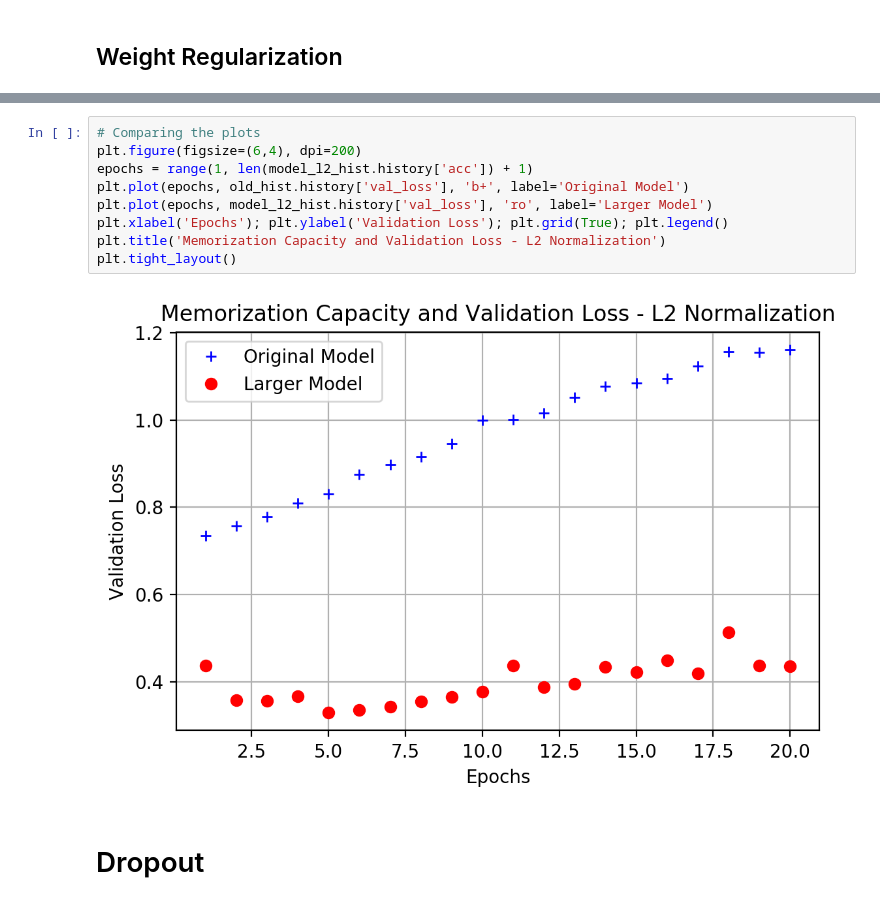
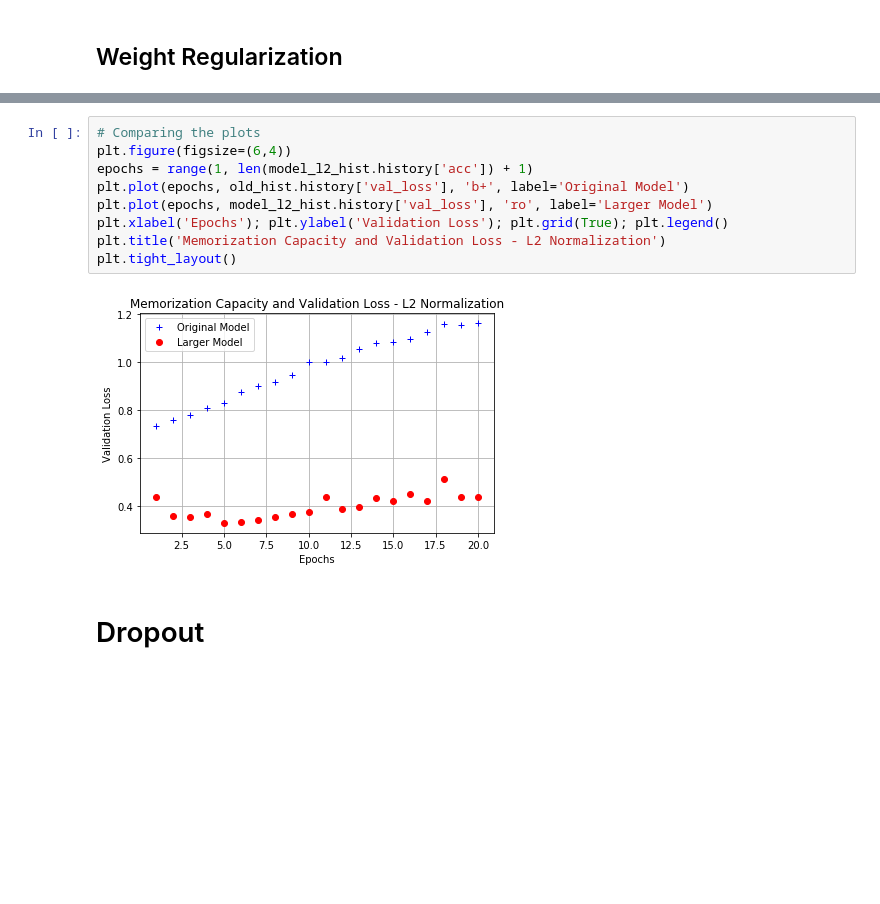
Before and after one commit to SMS-NED16/FYP-DL, a Jupyter notebook: Dl-Python-Book/chapter_4/4_1_Improving_IMDB_Model.ipynb, the cells around one changed output, grey strips where cells are left out. Saved outputs shown, nothing was run; the diff lists cells and outputs as text; blank space fills up the shorter version.

Commit message:
Edit image DPIs to decrease size.

```diff
--- a/Dl-Python-Book/chapter_4/4_1_Improving_IMDB_Model.ipynb
+++ b/Dl-Python-Book/chapter_4/4_1_Improving_IMDB_Model.ipynb
@@ -196,15 +196,15 @@ Epoch 20/20
 15000/15000 [==============================] - 2s 116us/step - loss: 0.1450 - acc: 0.9749 - val_loss: 0.4358 - val_acc: 0.8732
 # %%
 # Comparing the plots
-plt.figure(figsize=(6,4), dpi=200)
+plt.figure(figsize=(6,4))
 epochs = range(1, len(model_l2_hist.history['acc']) + 1)
 plt.plot(epochs, old_hist.history['val_loss'], 'b+', label='Original Model')
 plt.plot(epochs, model_l2_hist.history['val_loss'], 'ro', label='Larger Model')
 plt.xlabel('Epochs'); plt.ylabel('Validation Loss'); plt.grid(True); plt.legend()
 plt.title('Memorization Capacity and Validation Loss - L2 Normalization')
 plt.tight_layout()
 # %% [output]
-[figure, old version]
+[figure, new version]
 # %% [markdown]
 # Dropout
 # %%
```
Also changed, not shown: parts of 2 cells of this notebook.
